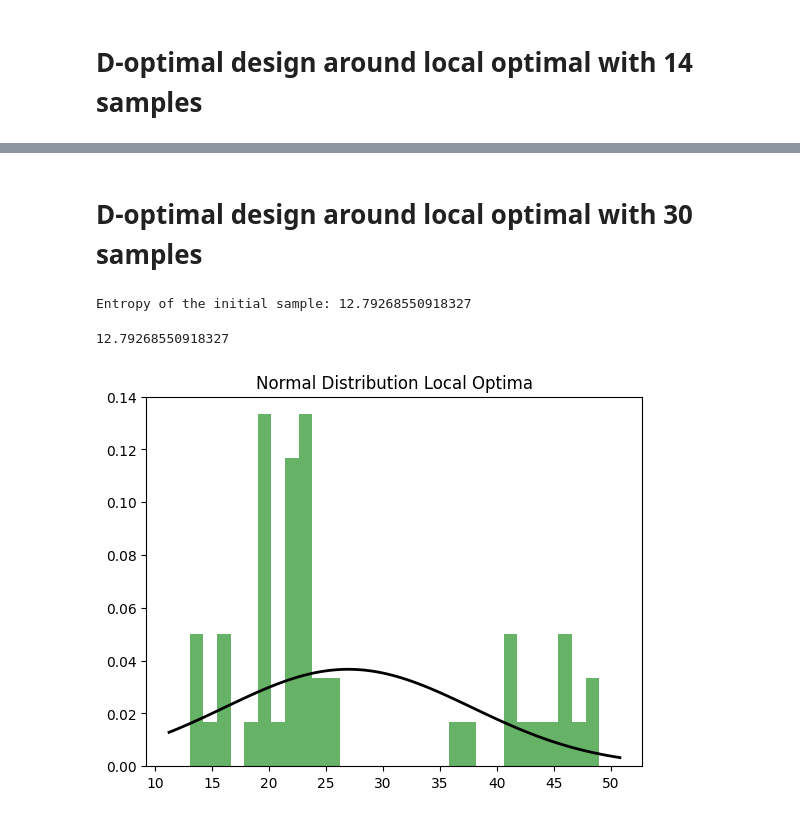
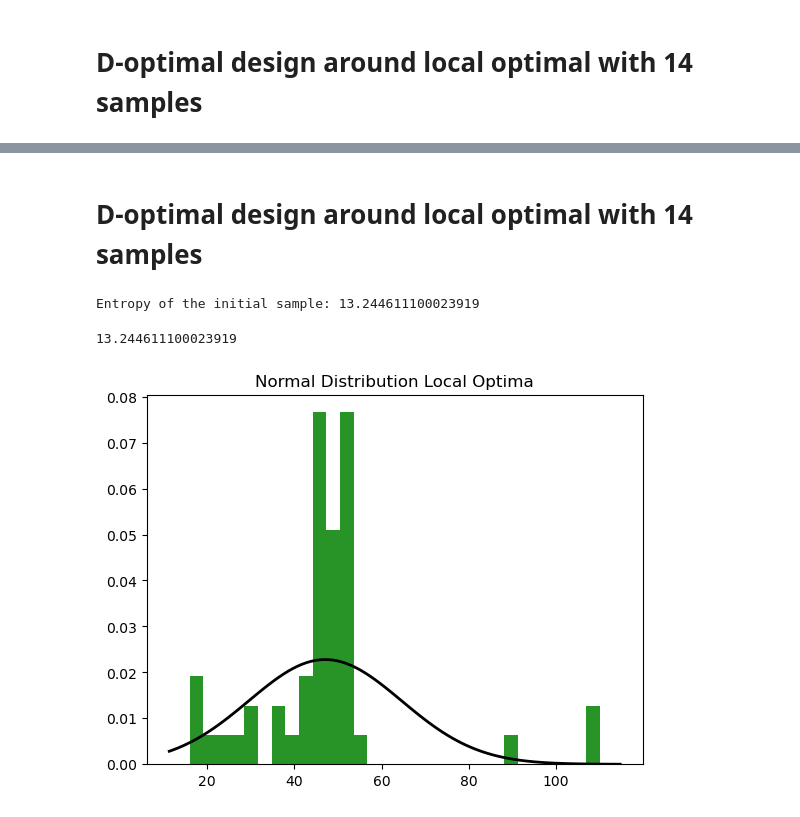
Before and after one commit to TedOiler/KURF, a Jupyter notebook: BO_DoE_2D.ipynb, the cells around one changed output, grey strips where cells are left out. Drawn from its saved outputs; the diff is of its cells as text; code cells hidden in the pictures.

```diff
--- a/BO_DoE_2D.ipynb
+++ b/BO_DoE_2D.ipynb
@@ -98,12 +98,12 @@ impro_iter_num_lst_random = []
 for local_opt_mappings in local_opt_mappings_lst:
     impro_iter_num_lst_random.append(imporvement_curve(local_opt_mappings, start_index = 9))
 
-x_value=range(len(impro_iter_num_lst_random[0]))
 for i, y_values in enumerate(impro_iter_num_lst_random):
-    plt.plot(x_value, y_values, linestyle='--', label=f'Data {i+1}',color = 'skyblue')
+    plt.plot(range(len(impro_iter_num_lst_random[i])), y_values, linestyle='--', label=f'Data {i+1}',color = 'skyblue')
 
 plt.title('improvement curve')
 plt.xlabel('number of iterations')
 plt.ylabel('improved result')
+plt.ylim(-100,21)
 plt.show()
 # %% [output]
@@ -232,0 +255,4 @@ p_value_curve_2 = Welch_t_test(impro_iter_num_lst_random, impro_iter_num_lst_2)
+# %%
+ioptimal_mappings_lst_1=[]
+for i in tqdm(range(50)):
+    ioptimal_mappings_lst_1.append(bayes_opt_ioptimal_7.optimise())
@@ -374,2 +495,2 @@ plt.show()
 # %% [markdown]
-# D-optimal design around local optimal with 30 samples
+# D-optimal design around local optimal with 14 samples
@@ -416,21 +497,49 @@ for i in tqdm(range(50)):
+# %%
+initial_sample_lst = [
+    [7,7],
+    [7,10],
+    [7,12.88],
+    [7,13],
+    [7.12,7],
+    [10,7],
+    [10,9.88],
+    [10,10],
+    [10,13],
+    [12.88,7],
+    [13,7],
+    [13,10],
+    [13,12.88],
+    [13,13]]
+
+initial_method = FullFactorInitial2D(fullfactorinput_list=initial_sample_lst)
+bayes_opt_doptimal_13 = BOTemperatureGP(evaluation_component=objective,
+                                        initial_method=initial_method, initial_sample_size= 13,
+                                        lower_bound=[-10,-10], upper_bound=[10,10], total_iter=50)
+doptimal_mappings_lst_4=[]
+for i in tqdm(range(50)):
+    doptimal_mappings_lst_4.append(bayes_opt_doptimal_13.optimise())
 # %%
 sample_entropy(initial_sample_lst)
 # %% [output]
-Entropy of the initial sample: 12.79268550918327
+Entropy of the initial sample: 13.244611100023919
-12.79268550918327
+13.244611100023919
 # %%
 threshold = 0.1
-converge_iter_num_lst_6 = []
-for doptimal_mappings in doptimal_mappings_lst_5:
-    converge_iter_num_lst_6.append(find_stable_point(doptimal_mappings, start_index = 13, threshold = 0.1))
-numbers = converge_iter_num_lst_6
+converge_iter_num_lst_5 = []
+for doptimal_mappings in doptimal_mappings_lst_4:
+    converge_iter_num_lst_5.append(find_stable_point(doptimal_mappings, start_index = 13, threshold = 0.1))
+numbers = converge_iter_num_lst_5
+none_replacement = max([x for x in converge_iter_num_lst_5 if x is not None]) * 2  # you can adjust this as needed
+replaced_list = [x if x is not None else none_replacement for x in converge_iter_num_lst_5]
+numbers = replaced_list
+plt.hist(numbers, bins=30, density=True, alpha=0.6, color='g')
 plt.hist(numbers, bins=30, density=True, alpha=0.6, color='g')
  # Create a normal distribution line
 xmin, xmax = plt.xlim()
 x = np.linspace(xmin, xmax, 100)
 p = np.exp(-np.power((x - np.mean(numbers)), 2) / (2 * np.std(numbers) ** 2)) / (np.sqrt(2 * np.pi) * np.std(numbers))
 plt.plot(x, p, 'k', linewidth=2)
 plt.title("Normal Distribution Local Optima")
 plt.show()
 # %% [output]
-[figure, old version]
+[figure, new version]
```
Also changed, not shown: parts of 37 cells of this notebook.
